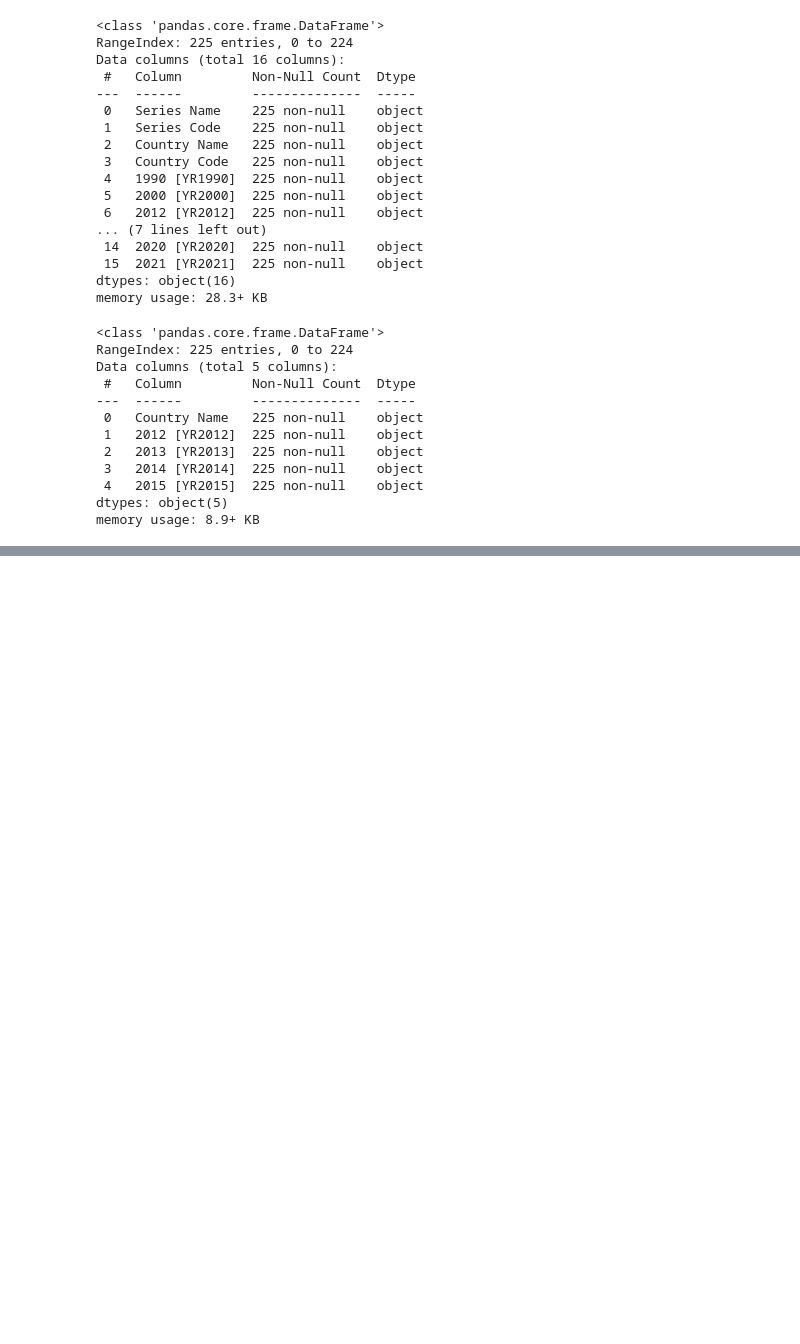
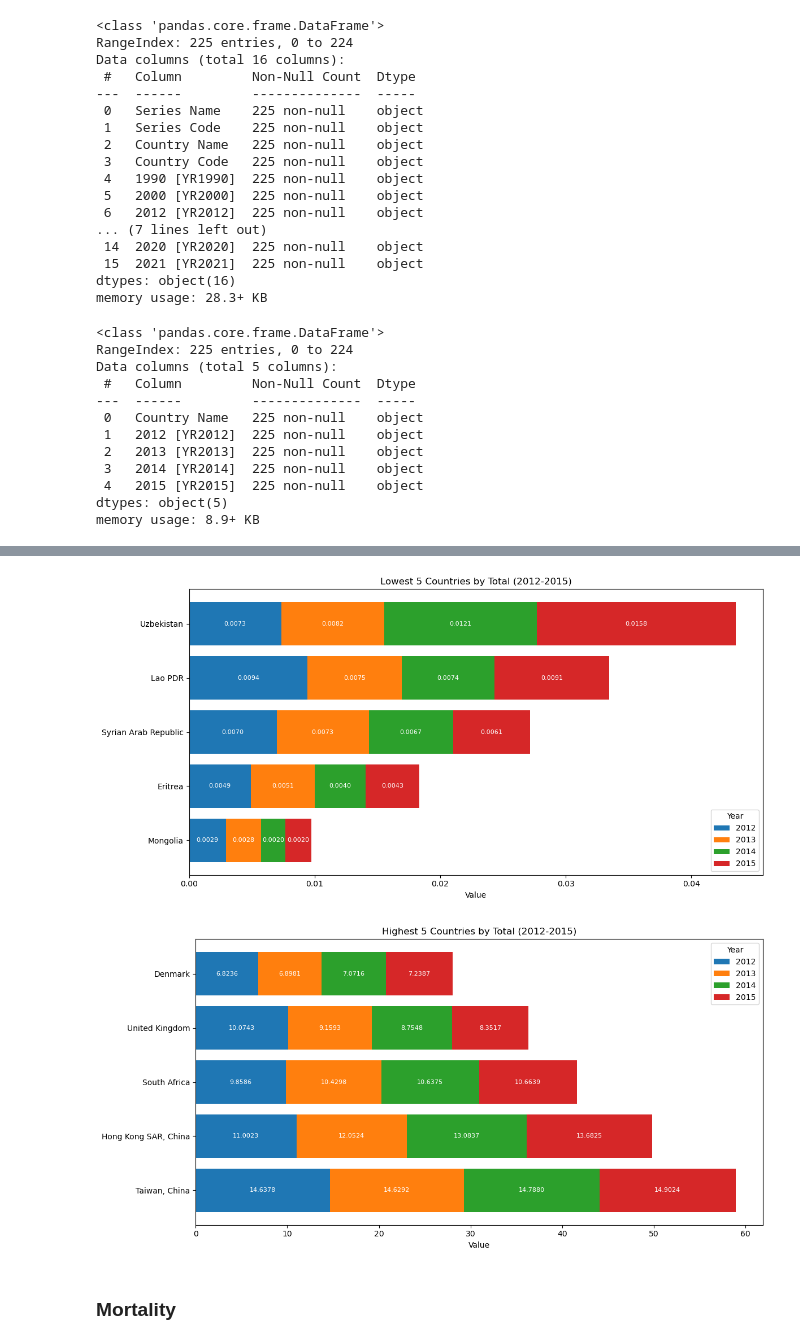
Before and after one commit to DaWaildHorse/Capstone_Project, a Jupyter notebook: Model.ipynb, the cells around one changed output, grey strips where cells are left out. Drawn from its saved outputs; the diff is of its cells as text; code cells hidden in the pictures; blank space fills up the shorter version.

```diff
--- a/Model.ipynb
+++ b/Model.ipynb
@@ -27,7 +33,7 @@ dtypes: object(16)
 memory usage: 28.3+ KB
 # %%
 #Drop years before 2012 until 2015
-GDP_df = GDP_df.drop(["Series Code" , "Country Code" , "1990 [YR1990]" , "2000 [YR2000]", "2016 [YR2016]" ,  "2017 [YR2017]" , "2018 [YR2018]", "2019 [YR2019]", "2020 [YR2020]" , "2021 [YR2021]"   ] , axis=1)
+GDP_df = GDP_df.drop(["Series Name" ,"Series Code" , "Country Code" , "1990 [YR1990]" , "2000 [YR2000]", "2016 [YR2016]" ,  "2017 [YR2017]" , "2018 [YR2018]", "2019 [YR2019]", "2020 [YR2020]" , "2021 [YR2021]"   ] , axis=1)
 # %%
 GDP_df.info()
 # %% [output]
@@ -48,0 +70,6 @@ GDP_df = GDP_df.rename(columns={"2012 [YR2012]" : "2012", "2013 [YR2013]" : "201
+# %%
+GDP_df.replace('..', np.nan, inplace=True)
+GDP_df.dropna(inplace=True)
+
+# Set Country Name as index
+GDP_df.set_index('Country Name', inplace=True)
@@ -49,3 +93,56 @@ GDP_df = GDP_df.rename(columns={"2012 [YR2012]" : "2012", "2013 [YR2013]" : "201
+# %%
+# Step 1: Ensure values are numeric
+year_columns = ['2012', '2013', '2014', '2015']
+GDP_df[year_columns] = GDP_df[year_columns].apply(pd.to_numeric, errors='coerce')
+
+# Step 2: Create a 'Total' column
+GDP_df['Total'] = GDP_df[year_columns].sum(axis=1, skipna=True)
+
+# Step 3: Drop rows with no numeric data
+GDP_df_valid = GDP_df.dropna(subset=['Total'])
+
+# Step 4: Sort and get top/bottom 5
+lowest_5 = GDP_df_valid.nsmallest(5, 'Total')
+highest_5 = GDP_df_valid.nlargest(5, 'Total')
+
+# Plotting function
+def plot_stacked_horizontal(df_subset, title):
+    data = df_subset[year_columns].values
+    countries = df_subset.index
+    y_pos = np.arange(len(countries))
+    left = np.zeros(len(countries))
+
+    plt.figure(figsize=(12, 6))
+    for i, year in enumerate(year_columns):
+        bars = plt.barh(y_pos, data[:, i], left=left, label=year)
+
+        # Print value labels on each segment
+        for bar, value in zip(bars, data[:, i]):
+            if not np.isnan(value):
+                plt.text(bar.get_x() + bar.get_width() / 2,
+                         bar.get_y() + bar.get_height() / 2,
+                         f"{value:.4f}",
+                         ha='center', va='center', fontsize=8, color='white')
+
+        left += data[:, i]
+
+    plt.yticks(y_pos, countries, rotation=0)  # rotate country names if needed
+    plt.xlabel("Value")
+    plt.title(title)
+    plt.legend(title="Year")
+    plt.tight_layout()
+    plt.show()
+
+# Plot Lowest 5
+plot_stacked_horizontal(lowest_5, "Lowest 5 Countries by Total (2012-2015)")
+
+# Plot Highest 5
+plot_stacked_horizontal(highest_5, "Highest 5 Countries by Total (2012-2015)")
+# %% [output]
+[figure, added]
+[figure, added]
+# %% [markdown]
+### Mortality
 # %%
 mortality_df.info()
 # %% [output]
```
Also changed, not shown: parts of 24 cells of this notebook.
